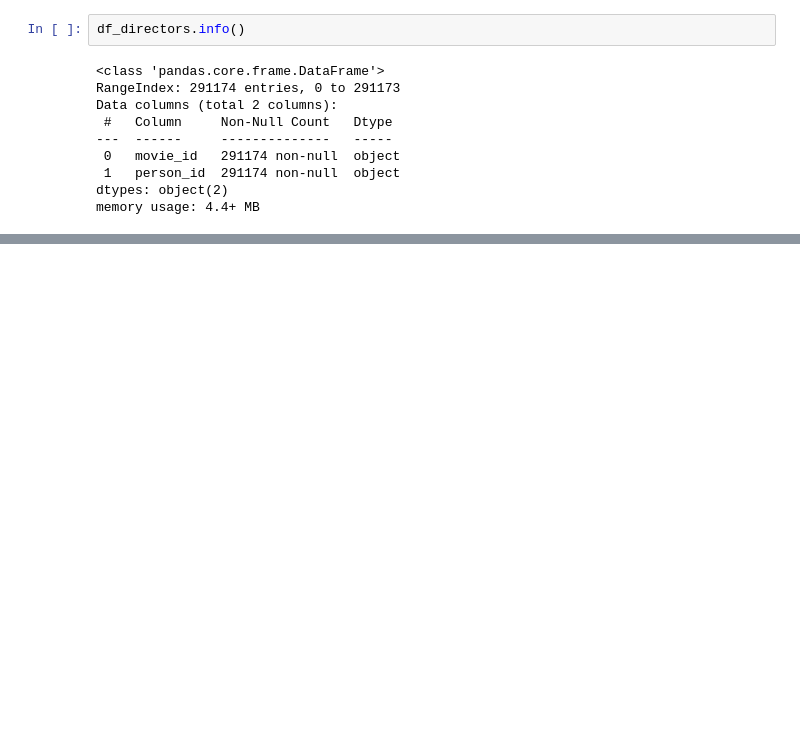
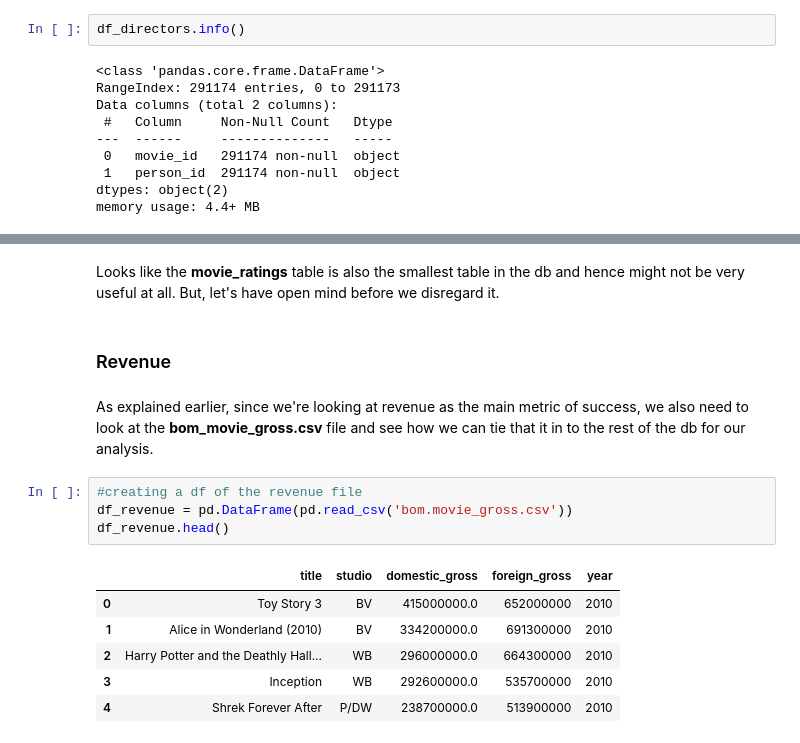
Before and after one commit to rahulakrish/movie_studio_recommendation, a Jupyter notebook: notebook.ipynb, the cells around one changed output, grey strips where cells are left out. Drawn from its saved outputs; the diff is of its cells as text; blank space fills up the shorter version.

```diff
--- a/notebook.ipynb
+++ b/notebook.ipynb
@@ -333,0 +321,17 @@ Let's move on to the next table
+# %% [markdown]
+Looks like the **movie_ratings** table is also the smallest table in the db and hence might not be very useful at all. But, let's have open mind before we disregard it.
+# %% [markdown]
+### Revenue
+# %% [markdown]
+As explained earlier, since we're looking at revenue as the main metric of success, we also need to look at the **bom_movie_gross.csv** file and see how we can tie that it in to the rest of the db for our analysis.
+# %%
+#creating a df of the revenue file
+df_revenue = pd.DataFrame(pd.read_csv('bom.movie_gross.csv'))
+df_revenue.head()
+# %% [output]
+|  | title | studio | domestic_gross | foreign_gross | year |
+| 0 | Toy Story 3 | BV | 415000000.0 | 652000000 | 2010 |
+| 1 | Alice in Wonderland (2010) | BV | 334200000.0 | 691300000 | 2010 |
+| 2 | Harry Potter and the Deathly Hall... | WB | 296000000.0 | 664300000 | 2010 |
+| 3 | Inception | WB | 292600000.0 | 535700000 | 2010 |
+| 4 | Shrek Forever After | P/DW | 238700000.0 | 513900000 | 2010 |
```
Also changed, not shown: parts of 59 cells of this notebook.
